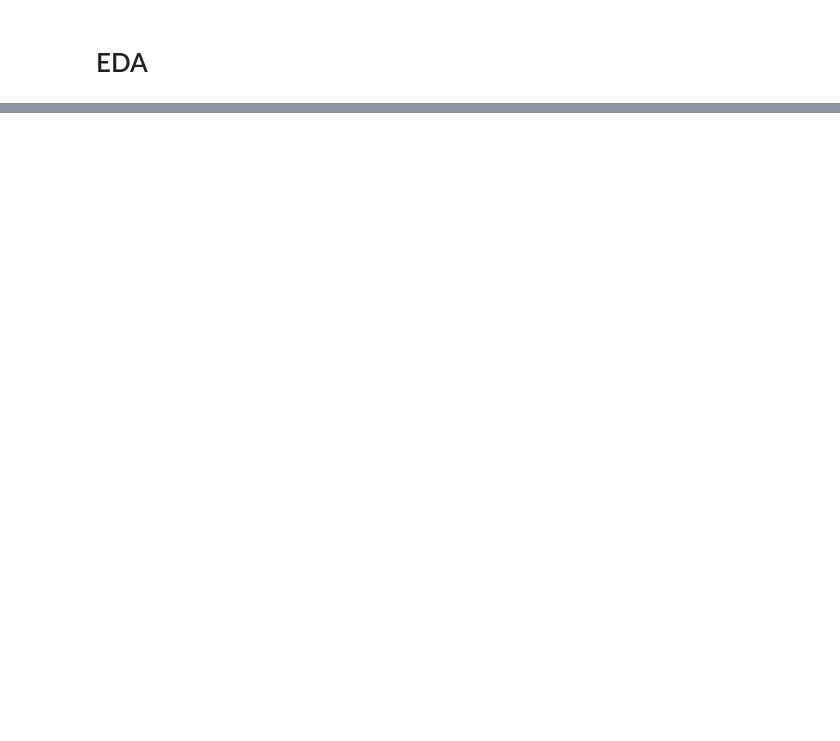
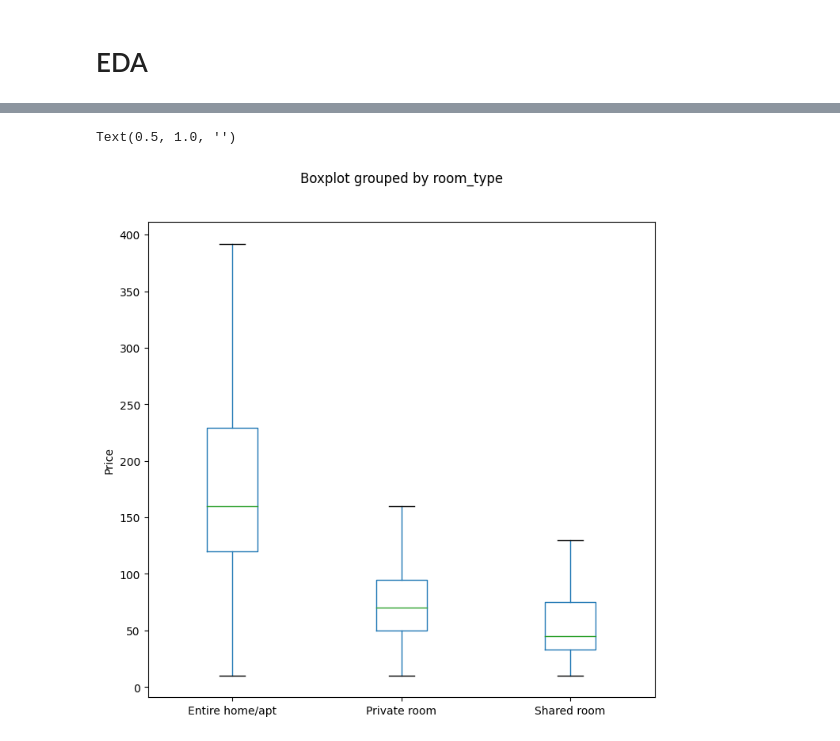
Before and after one commit to sydney-ho/Airbnb-Analysis, a Jupyter notebook: airbnb.ipynb, the cells around one changed output, grey strips where cells are left out. Saved outputs shown, nothing was run; the diff lists cells and outputs as text; code cells hidden in the pictures; blank space fills up the shorter version.

```diff
--- a/airbnb.ipynb
+++ b/airbnb.ipynb
@@ -50,0 +127,12 @@ df["price"] = df["price"].apply(clean_price)
+# %%
+# Create boxplot grouped by
+
+room_type_grouped_price = df.groupby('room_type').price.mean()
+
+ax8 = df.boxplot(column='price',by='room_type', grid=False,showfliers=False, figsize=(8,8))
+ax8.set_ylabel("Price")
+ax8.set_xlabel(None)
+ax8.set_title(None)
+# %% [output]
+Text(0.5, 1.0, '')
+[figure, added]
```
Also changed, not shown: parts of 17 cells of this notebook.
